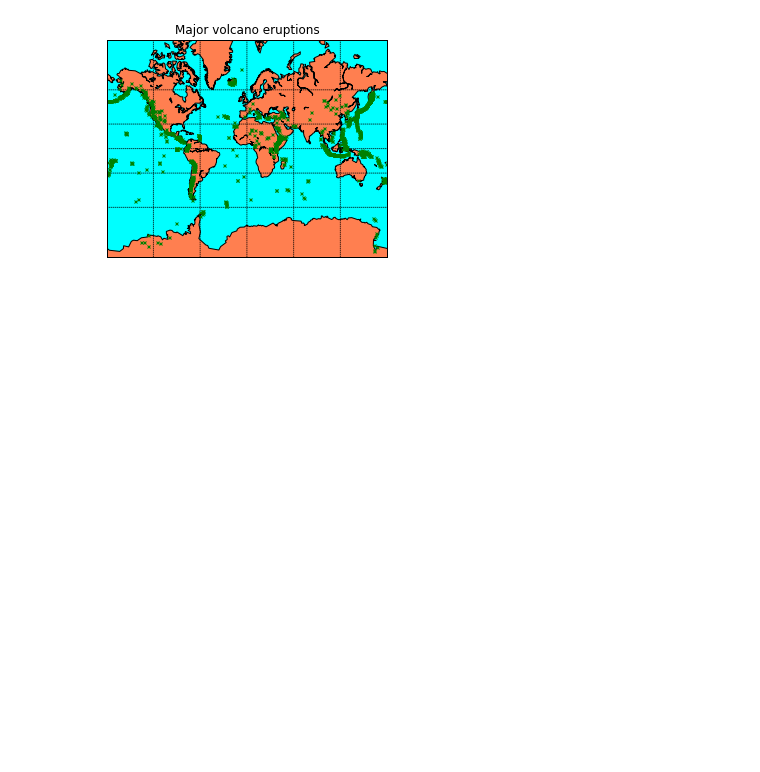
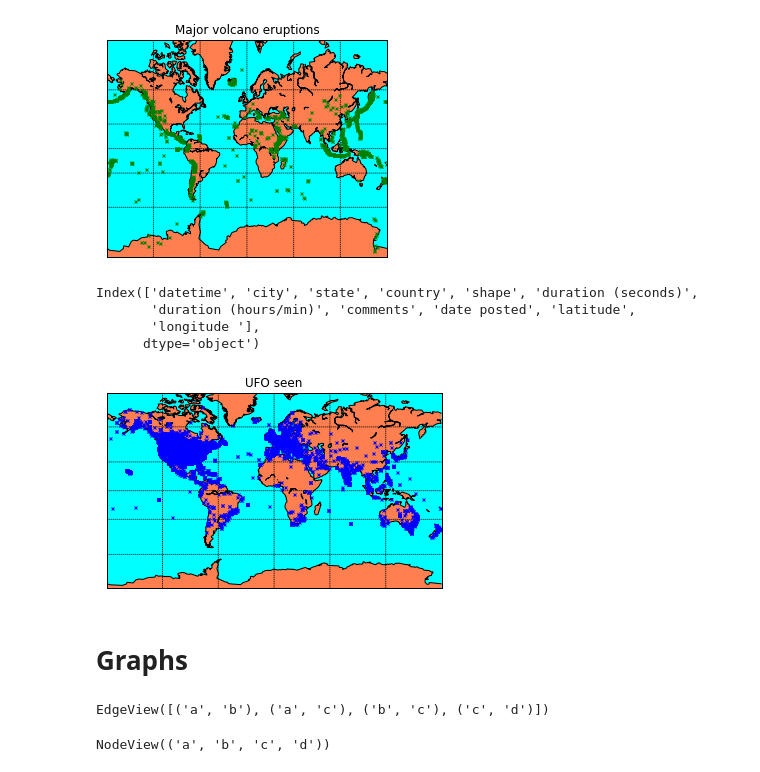
Before and after one commit to LuGeorgiev/Python-SoftUni, a Jupyter notebook: DataScience/05.WorkingWithSpatialData/Lubo-SpatialDataAndNetworksDemos.ipynb, the cells around one changed output. Drawn from its saved outputs; the diff is of its cells as text; code cells hidden in the pictures; blank space fills up the shorter version.

```diff
--- a/DataScience/05.WorkingWithSpatialData/Lubo-SpatialDataAndNetworksDemos.ipynb
+++ b/DataScience/05.WorkingWithSpatialData/Lubo-SpatialDataAndNetworksDemos.ipynb
@@ -149,3 +149,44 @@ plt.title("Major volcano eruptions")
 plt.show()
 # %% [output]
 [figure]
+# %%
+ufo_sights = pd.read_csv("data/ufo_sightings_scrubbed.csv", low_memory= False)
+# %%
+ufo_sights.columns
+# %% [output]
+Index(['datetime', 'city', 'state', 'country', 'shape', 'duration (seconds)',
+       'duration (hours/min)', 'comments', 'date posted', 'latitude',
+       'longitude '],
+      dtype='object')
+# %%
+ufo_sights.columns = [
+        "datetime", "city", "state", "country", "shape", "duration (seconds)",
+        "duration (hours/min)", "comments", "date posted", "latitude",
+        "longitude"]
+# %%
+ufo_sights = ufo_sights.drop(ufo_sights[ufo_sights.latitude == "33q.200088"].index, axis = 0)
+# %%
+ufo_sights.latitude = ufo_sights.latitude.astype(float, errors = "ignore")
+# %%
+
+m = Basemap(
+    projection = "mill",
+    llcrnrlat = -80,
+    urcrnrlat = 80,
+    llcrnrlon = -180,
+    urcrnrlon = 180)
+m.drawcoastlines()
+m.fillcontinents(color = "coral", lake_color = "aqua")
+m.drawparallels(np.arange(-90, 91, 30))
+m.drawmeridians(np.arange(-180, 181, 60))
+m.drawmapboundary(fill_color = "aqua")
+
+ufo_x, ufo_y = m(ufo_sights.longitude.tolist(), ufo_sights.latitude.tolist())
+m.plot(ufo_x, ufo_y, "x", color="blue", markersize = 3)
+
+plt.title("UFO seen")
+plt.show()
+# %% [output]
+[figure, added]
+# %% [markdown]
+# Graphs
@@ -151,0 +199,8 @@ plt.show()
+# %%
+g.edges
+# %% [output]
+EdgeView([('a', 'b'), ('a', 'c'), ('b', 'c'), ('c', 'd')])
+# %%
+g.nodes
+# %% [output]
+NodeView(('a', 'b', 'c', 'd'))
```
Also changed, not shown: parts of 9 cells of this notebook.
